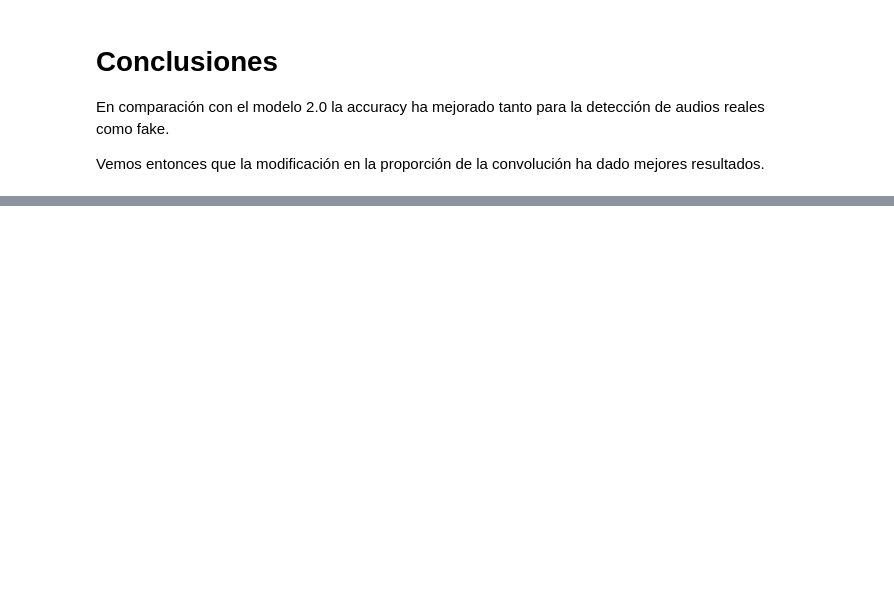
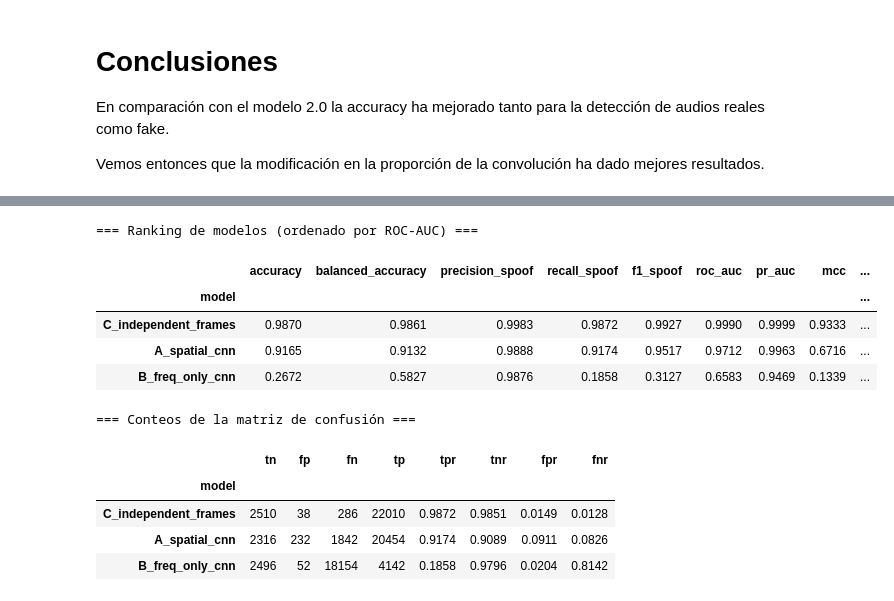
Before and after one commit to LechuMamais/Reto_Inteligencia_Artificial_Liliana_Daniele_Alexis, a Jupyter notebook: Modelos/Modelo2.2_Alexis.ipynb, the cells around one changed output, grey strips where cells are left out. Cells and saved outputs as stored; diff of their text form; code cells hidden in the pictures; blank space fills up the shorter version.

```diff
--- a/Modelos/Modelo2.2_Alexis.ipynb
+++ b/Modelos/Modelo2.2_Alexis.ipynb
@@ -485,0 +778,57 @@ Vemos entonces que la modificación en la proporción de la convolución ha dado
+# %%
+# ==============================
+# 4) Evaluación exhaustiva en test
+# ==============================
+all_metrics = []
+prob_by_model = {}
+pred_by_model = {}
+cm_by_model = {}
+roc_data = {}
+pr_data = {}
+
+for name, model in models_dict.items():
+    y_prob = model.predict(X_test_eval, verbose=0).ravel()
+    y_pred = (y_prob >= 0.5).astype(int)
+
+    prob_by_model[name] = y_prob
+    pred_by_model[name] = y_pred
+
+    metrics_dict = compute_metrics(y_test_eval, y_prob, threshold=0.5)
+    metrics_dict['model'] = name
+    metrics_dict['train_time_sec'] = train_times[name]
+
+    all_metrics.append(metrics_dict)
+
+    cm_by_model[name] = confusion_matrix(y_test_eval, y_pred)
+
+    fpr, tpr, _ = roc_curve(y_test_eval, y_prob)
+    roc_data[name] = (fpr, tpr)
+
+    p, r, _ = precision_recall_curve(y_test_eval, y_prob)
+    pr_data[name] = (r, p)
+
+results_df = pd.DataFrame(all_metrics).set_index('model').sort_values('roc_auc', ascending=False)
+
+cols_main = [
+    'accuracy', 'balanced_accuracy', 'precision_spoof', 'recall_spoof', 'f1_spoof',
+    'roc_auc', 'pr_auc', 'mcc', 'kappa', 'log_loss', 'brier', 'train_time_sec'
+]
+
+print('=== Ranking de modelos (ordenado por ROC-AUC) ===')
+display(results_df[cols_main].round(4))
+
+print('\n=== Conteos de la matriz de confusión ===')
+display(results_df[['tn', 'fp', 'fn', 'tp', 'tpr', 'tnr', 'fpr', 'fnr']].round(4))
+# %% [output]
+=== Ranking de modelos (ordenado por ROC-AUC) ===
+|  | accuracy | balanced_accuracy | precision_spoof | recall_spoof | f1_spoof | roc_auc | pr_auc | mcc | ... |
+| model |  |  |  |  |  |  |  |  | ... |
+| C_independent_frames | 0.9870 | 0.9861 | 0.9983 | 0.9872 | 0.9927 | 0.9990 | 0.9999 | 0.9333 | ... |
+| A_spatial_cnn | 0.9165 | 0.9132 | 0.9888 | 0.9174 | 0.9517 | 0.9712 | 0.9963 | 0.6716 | ... |
+| B_freq_only_cnn | 0.2672 | 0.5827 | 0.9876 | 0.1858 | 0.3127 | 0.6583 | 0.9469 | 0.1339 | ... |
+=== Conteos de la matriz de confusión ===
+|  | tn | fp | fn | tp | tpr | tnr | fpr | fnr |
+| model |  |  |  |  |  |  |  |  |
+| C_independent_frames | 2510 | 38 | 286 | 22010 | 0.9872 | 0.9851 | 0.0149 | 0.0128 |
+| A_spatial_cnn | 2316 | 232 | 1842 | 20454 | 0.9174 | 0.9089 | 0.0911 | 0.0826 |
+| B_freq_only_cnn | 2496 | 52 | 18154 | 4142 | 0.1858 | 0.9796 | 0.0204 | 0.8142 |
```
Also changed, not shown: parts of 15 cells of this notebook, 8 other files.
